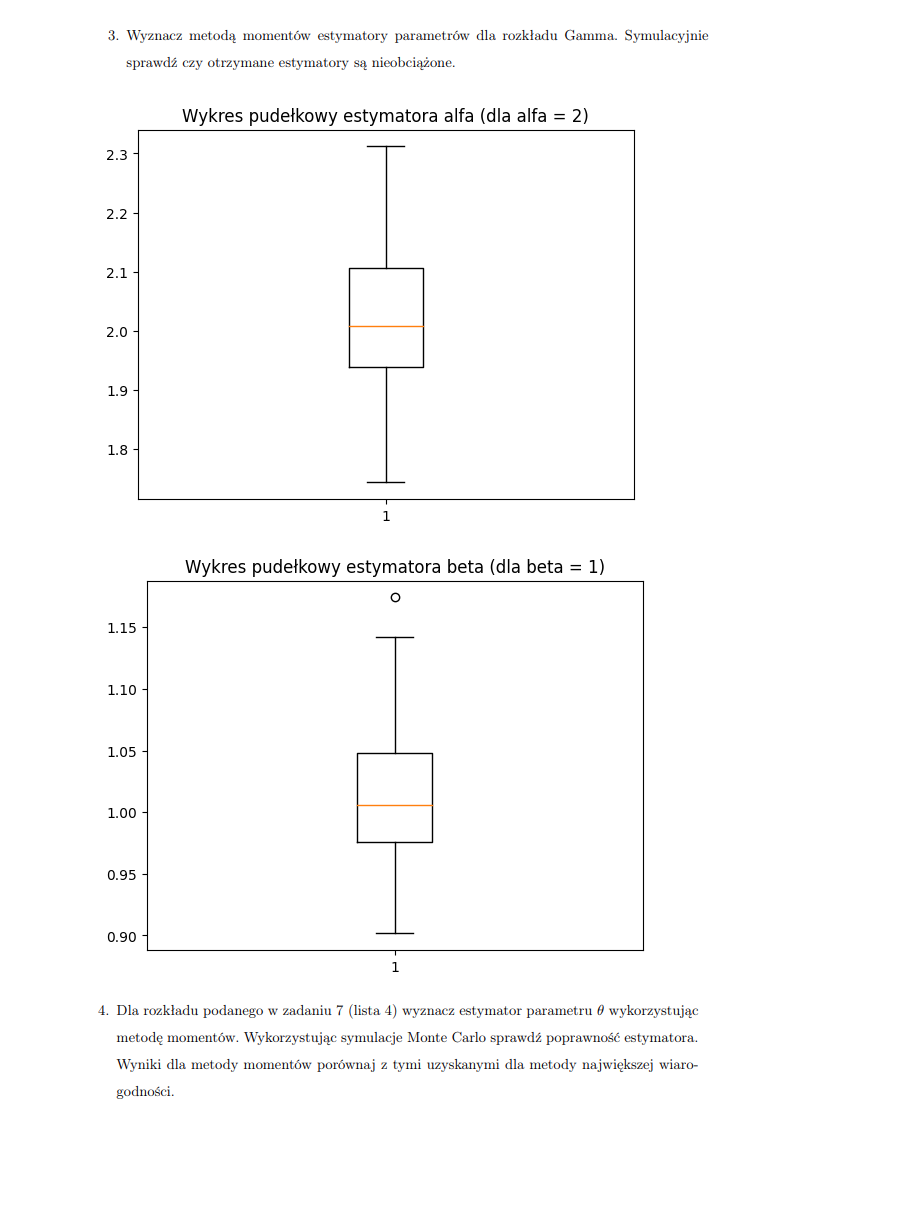
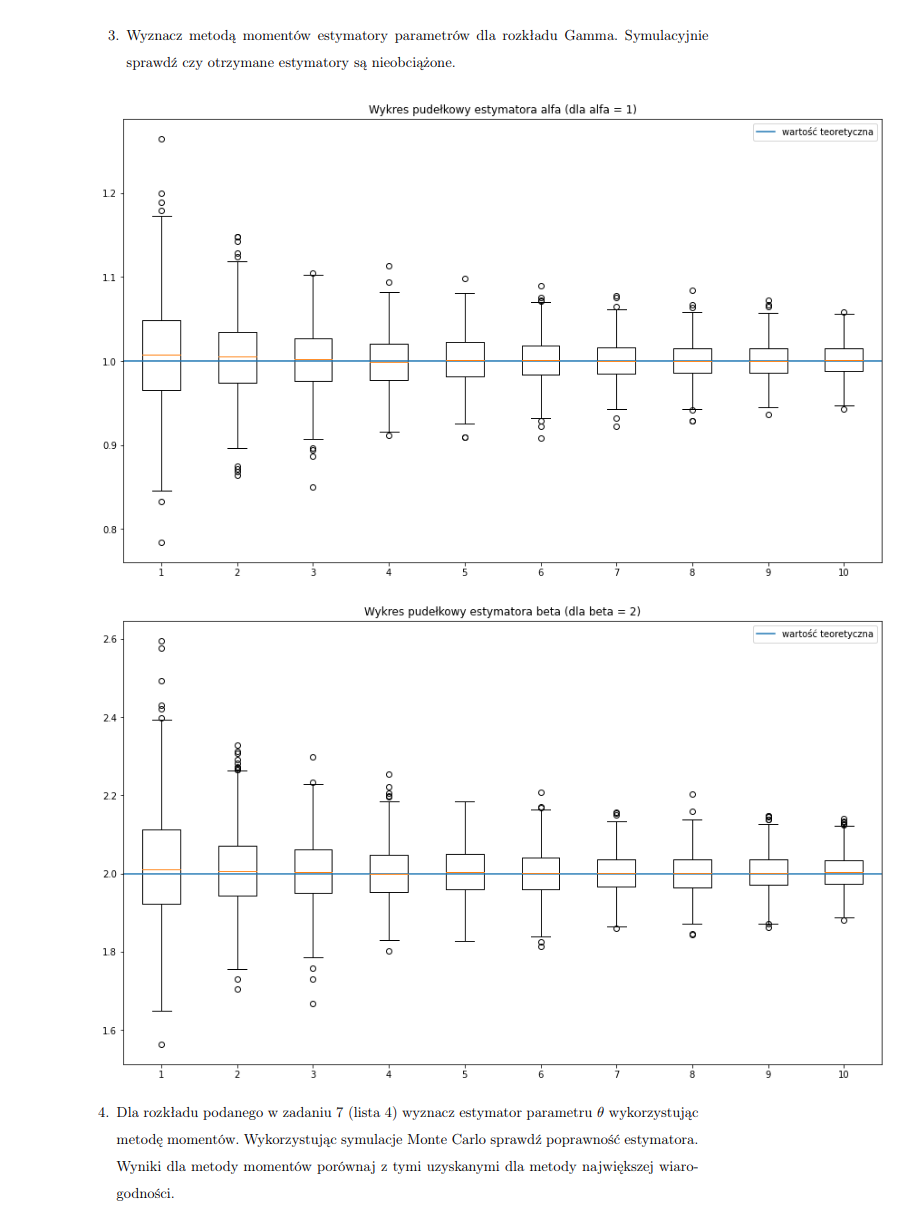
Before and after one commit to rafglo/Statystyka-stosowana, a Jupyter notebook: lista5.ipynb, the cells around one changed output. Drawn from its saved outputs; the diff is of its cells as text; code cells hidden in the pictures; blank space fills up the shorter version.

```diff
--- a/lista5.ipynb
+++ b/lista5.ipynb
@@ -46,10 +46,11 @@ plt.show()
 # %% [markdown]
 ![image.png](attachment:image.png)
 # %%
-n_gamma = 1000
-alpha = 2
-beta = 1
-samples_gamma = [np.random.gamma(alpha, beta, n_gamma) for n in range(n_samples)]
+ns_gamma = np.linspace(1000,10000,10)
+n_samples = 1000
+alpha = 1
+beta = 2
+samples_gamma = [[np.random.gamma(alpha, 1/beta,int(n_gamma)) for n in range(n_samples)] for n_gamma in ns_gamma]
 # %%
 def alpha_estim(samples):
     n = len(samples)
@@ -59,19 +60,26 @@ def beta_estim(samples):
     n = len(samples)
     return np.mean(samples)/(1/n * np.sum(samples**2) - (np.mean(samples))**2)
 # %%
-alphas, betas = [alpha_estim(sam) for sam in samples_gamma], [beta_estim(sam) for sam in samples_gamma]
+alphas, betas = [[alpha_estim(sam) for sam in sample] for sample in samples_gamma], [[beta_estim(sam) for sam in sample] for sample in samples_gamma]
 # %%
+xs = np.linspace(0.5,10.5,1000)
+plt.figure(figsize=(15,9))
 plt.boxplot(alphas)
+plt.plot(xs, [alpha] * 1000, label="wartość teoretyczna")
 plt.title(f"Wykres pudełkowy estymatora alfa (dla alfa = {alpha})")
+plt.legend(loc="best")
 plt.show()
 # %% [output]
-[figure, old version]
+[figure, new version]
 # %%
+plt.figure(figsize=(15,9))
 plt.boxplot(betas)
+plt.plot(xs, [beta]*1000, label="wartość teoretyczna")
 plt.title(f"Wykres pudełkowy estymatora beta (dla beta = {beta})")
+plt.legend(loc="best")
 plt.show()
 # %% [output]
-[figure, old version]
+[figure, new version]
 # %% [markdown]
 ![image.png](attachment:image.png)
 # %%
```
